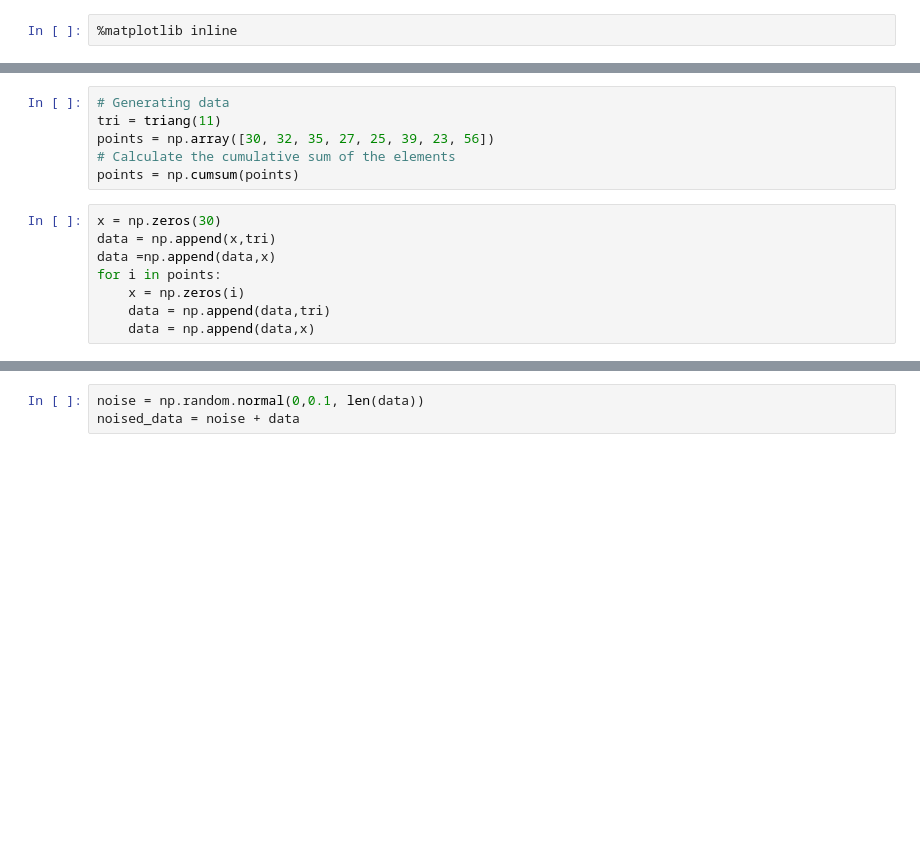
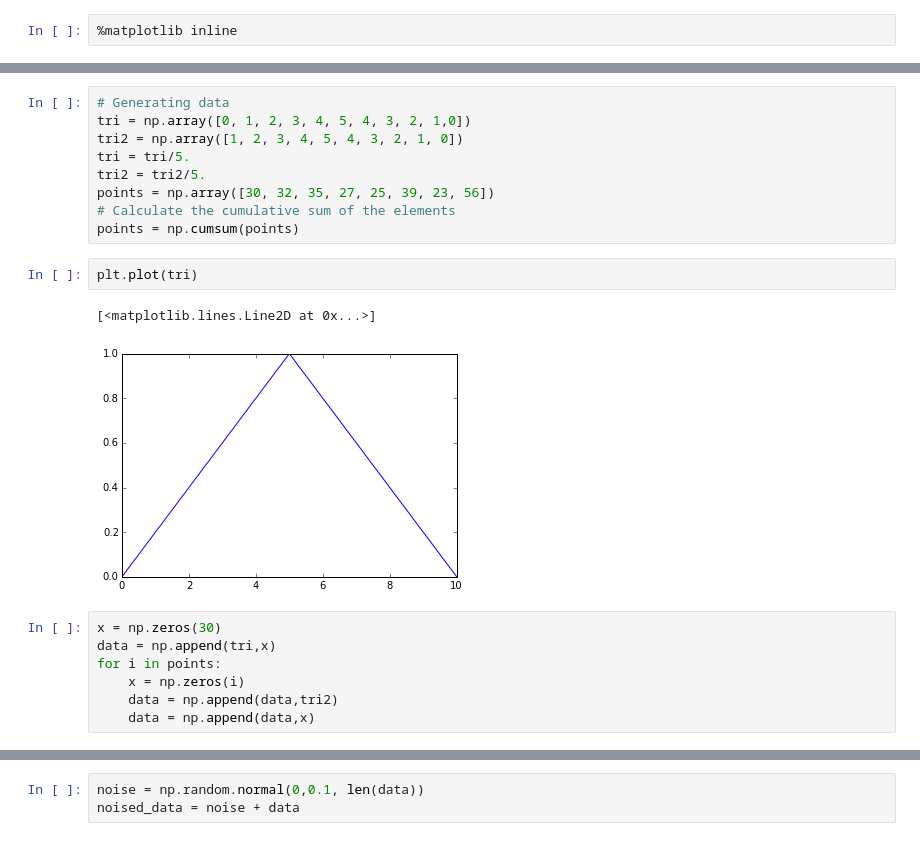
Before and after one commit to ktakagaki/kt-2015-DSPHandsOn, a Jupyter notebook: MedianFilter/Python/06. Behavior of the median filter with white noise/Median filter, spike train.ipynb, the cells around one changed output, grey strips where cells are left out. Drawn from its saved outputs; the diff is of its cells as text; blank space fills up the shorter version.

```diff
--- a/MedianFilter/Python/06. Behavior of the median filter with white noise/Median filter, spike train.ipynb
+++ b/MedianFilter/Python/06. Behavior of the median filter with white noise/Median filter, spike train.ipynb
@@ -30,17 +25,24 @@ fork remote URL: http://github.com/dowa4213/kt-2015-DSPHandsOn.git
 origin remote URL: https://github.com/ktakagaki/kt-2015-DSPHandsOn.git
 # %%
 # Generating data
-tri = triang(11)
+tri = np.array([0, 1, 2, 3, 4, 5, 4, 3, 2, 1,0])
+tri2 = np.array([1, 2, 3, 4, 5, 4, 3, 2, 1, 0])
+tri = tri/5.
+tri2 = tri2/5.
 points = np.array([30, 32, 35, 27, 25, 39, 23, 56])
 # Calculate the cumulative sum of the elements
 points = np.cumsum(points)
+# %%
+plt.plot(tri)
+# %% [output]
+[<matplotlib.lines.Line2D at 0x...>]
+[figure, added]
 # %%
 x = np.zeros(30)
-data = np.append(x,tri)
-data =np.append(data,x)
+data = np.append(tri,x)
 for i in points:
     x = np.zeros(i)
-    data = np.append(data,tri)
+    data = np.append(data,tri2)
     data = np.append(data,x)
 # %%
 plt.figure(figsize=(30,7))
```
Also changed, not shown: parts of 5 cells of this notebook.
